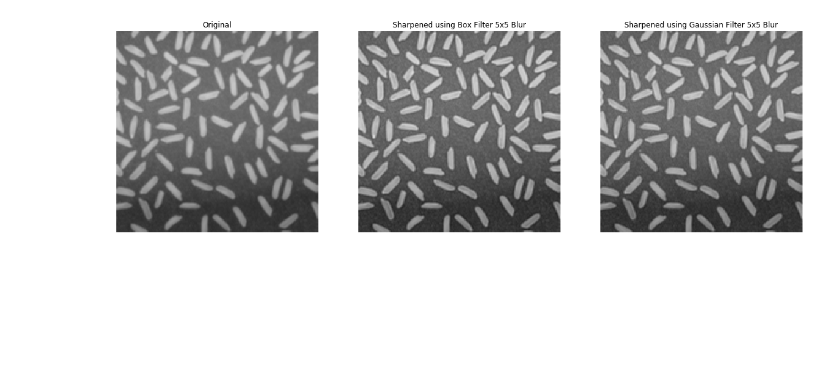
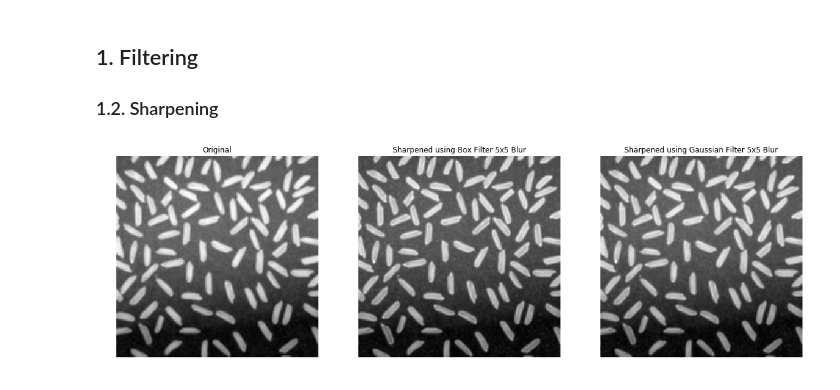
Before and after one commit to heqianw/ecse415, a Jupyter notebook: assignment1/sharpening.ipynb, the cells around one changed output. Saved outputs shown, nothing was run; the diff lists cells and outputs as text; code cells hidden in the pictures; blank space fills up the shorter version.

```diff
--- a/assignment1/sharpening.ipynb
+++ b/assignment1/sharpening.ipynb
@@ -1,3 +1,6 @@
+# %% [markdown]
+## 1. Filtering
+### 1.2. Sharpening
 # %%
 import cv2
 import math
@@ -6,26 +9,25 @@ import matplotlib.pyplot as plt
 # %%
 plt.figure(figsize=(20, 20))
 
-# Original clean rice image (in RGB)
-img = cv2.imread('./images/rice.png')
-plt.subplot(131), plt.imshow(img)
-plt.title('Original'), plt.axis('off')
+# Original clean rice image (in Gray)
+img = cv2.imread('./images/rice.png', cv2.IMREAD_GRAYSCALE)
 
 # Sharpen rice image using Box Filter 5x5
 img_box = cv2.boxFilter(img, -1, (5, 5))
-img_box_sharp = (img + (img - img_box))
-# img_box_sharp = cv2.add(img, cv2.subtract(img, img_box))
-plt.subplot(132), plt.imshow(img_box_sharp)
-plt.title('Sharpened using Box Filter 5x5 Blur'), plt.axis('off')
+img_box_sharp = cv2.add(img, cv2.subtract(img, img_box))
 
 # Sharpen rice image using Gaussian Filter 5x5 with variance 2
 img_gaussian = cv2.GaussianBlur(img, (5, 5), math.sqrt(2))
-img_gaussian_sharp = (img + (img - img_gaussian))
-# img_gaussian_sharp = cv2.add(img, cv2.subtract(img, img_gaussian))
-plt.subplot(133), plt.imshow(img_gaussian_sharp)
+img_gaussian_sharp = cv2.add(img, cv2.subtract(img, img_gaussian))
+
+plt.subplot(131), plt.imshow(img, cmap='gray')
+plt.title('Original'), plt.axis('off')
+plt.subplot(132), plt.imshow(img_box_sharp, cmap='gray')
+plt.title('Sharpened using Box Filter 5x5 Blur'), plt.axis('off')
+plt.subplot(133), plt.imshow(img_gaussian_sharp, cmap='gray')
 plt.title('Sharpened using Gaussian Filter 5x5 Blur'), plt.axis('off')
 
 # Display all images
 plt.show()
 # %% [output]
-[figure, old version]
+[figure, new version]
```
Also changed, not shown: parts of 2 cells of this notebook, 4 other files.
